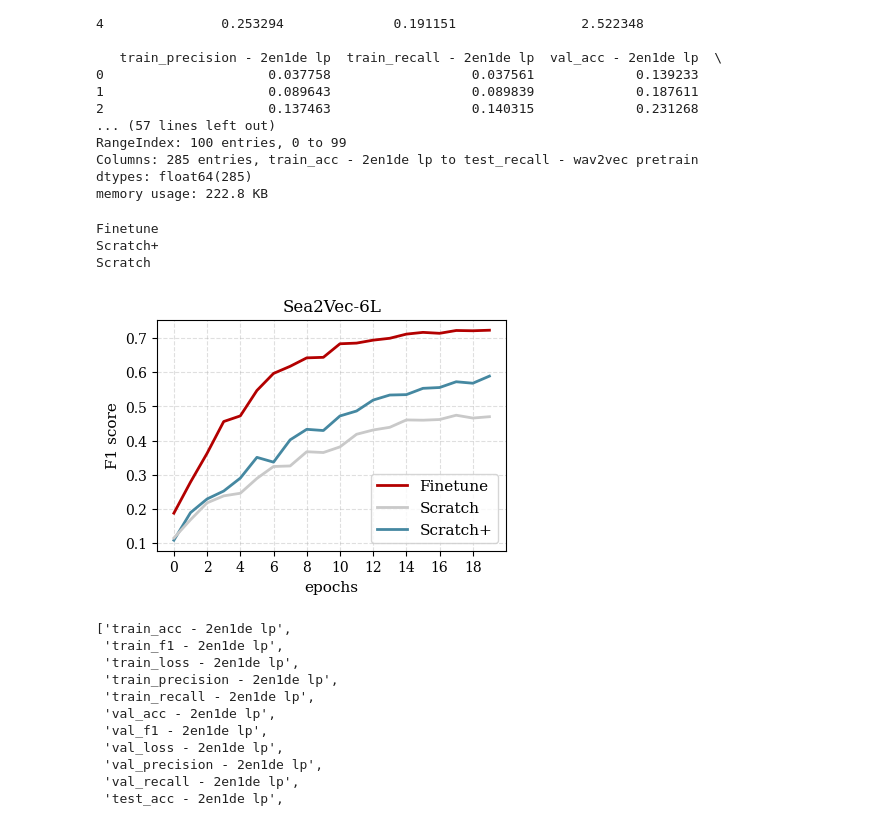
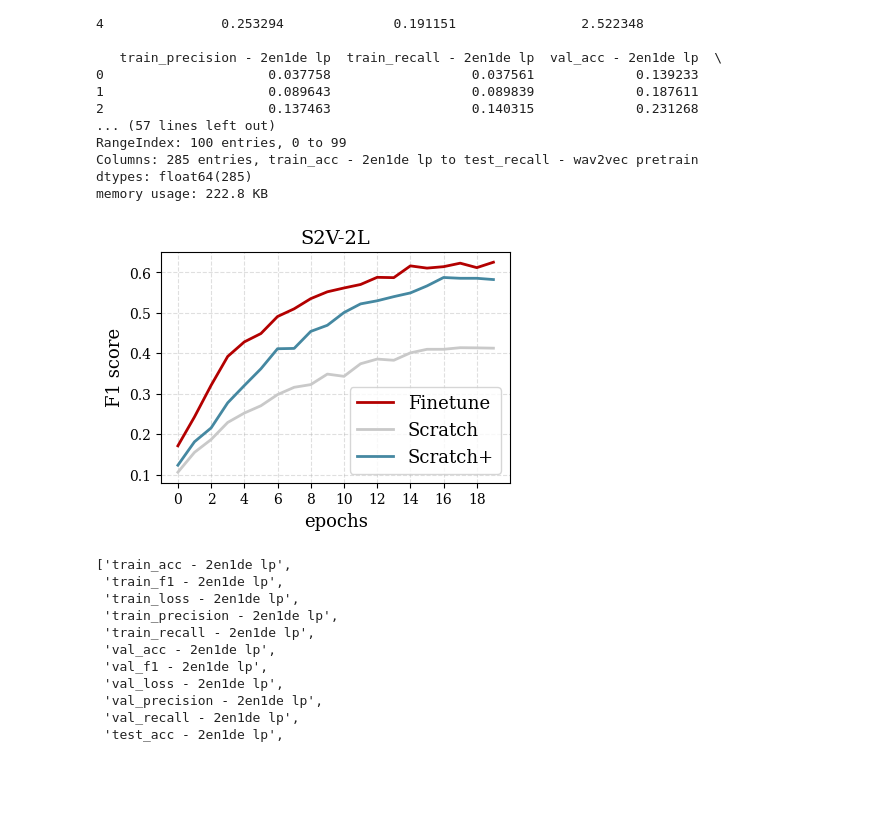
Before and after one commit to amoughnieh/mbari-mae, a Jupyter notebook: notebook/downstream/plots.ipynb, the cells around one changed output. Drawn from its saved outputs; the diff is of its cells as text; code cells hidden in the pictures; blank space fills up the shorter version.

```diff
--- a/notebook/downstream/plots.ipynb
+++ b/notebook/downstream/plots.ipynb
@@ -5,17 +5,17 @@ import matplotlib.pyplot as plt
 import os
 
 model_dict = {
-    '2en1de': 'Sea2Vec-2L',
-    '4en1de': 'Sea2Vec-4L',
-    '6en1de': 'Sea2Vec-6L',
-    '2en1de scratch': 'Sea2Vec-2L scratch',
-    '4en1de scratch': 'Sea2Vec-4L scratch',
-    '6en1de scratch': 'Sea2Vec-6L scratch',
+    '2en1de': 'S2V-2L',
+    '4en1de': 'S2V-4L',
+    '6en1de': 'S2V-6L',
+    '2en1de scratch': 'S2V-2L scratch',
+    '4en1de scratch': 'S2V-4L scratch',
+    '6en1de scratch': 'S2V-6L scratch',
     'wav2vec': 'Wav2Vec2',
     'imagenet': 'ImageNet'
 }
 # %%
-model_dir = r'ft_lp_results\_aggregate results'
+model_dir = r'ft_lp_results\5 seeds aggregate results'
 data_df = pd.DataFrame()
 
 try:
@@ -99,51 +99,47 @@ dtypes: float64(285)
 memory usage: 222.8 KB
 # %%
 def plot_model_comp(data_type='val', metric='f1', model='2en1de', neg='lp', linewidth=2, save_plot=False):
-    font_s = {'family': 'serif', 'weight': 'normal', 'size': 11}
-    font_l = {'family': 'serif', 'weight': 'normal', 'size': 12}
+    font_s = {'family': 'serif', 'weight': 'normal', 'size': 13}
+    font_l = {'family': 'serif', 'weight': 'normal', 'size': 14}
     color_map = {
         'Finetune': '#b30000',
         'Scratch': '#c9c9c9',
         'Scratch+': '#4588a1',
         'Linear Probing': '#4588a1'
     }
     plt.figure(figsize=[4.5,3])
     for i in data_df:
         if not neg in i and model in i and metric in i and data_type in i:
             color = 'Finetune' if 'pretrain' in i else 'Scratch+' if 'scratch+' in i else 'Scratch'
-            print(color)
             plt.plot(data_df[i][:20], label=color, lw=linewidth, color=color_map[color])
     handles, labels = plt.gca().get_legend_handles_labels()
     unique_entries = dict(zip(labels, handles))
 
-    legend_order = [
-        'Finetune',
-        'Scratch',
-        'Scratch+',
-    ]
+    legend_order = {
+        'Finetune' : 'Finetune',
+        'Scratch' : 'Scratch',
+        'Scratch+': 'Scratch+',
+    }
 
     sorted_handles = [unique_entries[label] for label in legend_order if label in unique_entries]
-    sorted_labels = [label for label in legend_order if label in unique_entries]
+    sorted_labels = [legend_order[label] for label in legend_order if label in unique_entries]
 
     plt.legend(sorted_handles, sorted_labels, loc='lower right', prop=font_s)
     plt.xlabel('epochs', fontdict=font_s)
     plt.ylabel('F1 score', fontdict=font_s)
     plt.title(f'{model_dict[model]}', fontdict=font_l)
 
     plt.xticks(fontname="serif", fontsize=10)
     plt.yticks(fontname="serif", fontsize=10)
     plt.xlim(-1, 20)
     plt.xticks(np.arange(0, 20, 2))
     plt.grid(True, linestyle='--', alpha=0.4)
     if save_plot:
         plt.savefig(os.path.join(model_dir, f'{model}-{metric}.pdf'), bbox_inches='tight', pad_inches=0)
     plt.show()
-plot_model_comp(model='6en1de', save_plot=False)
+plot_model_comp(model='2en1de', save_plot=False)
 # %% [output]
-Finetune
-Scratch+
-Scratch
-[figure, old version]
+[figure, new version]
 # %%
 data_df.columns.tolist()
 # %% [output]
```
Also changed, not shown: parts of 6 cells of this notebook, 36 other files.
